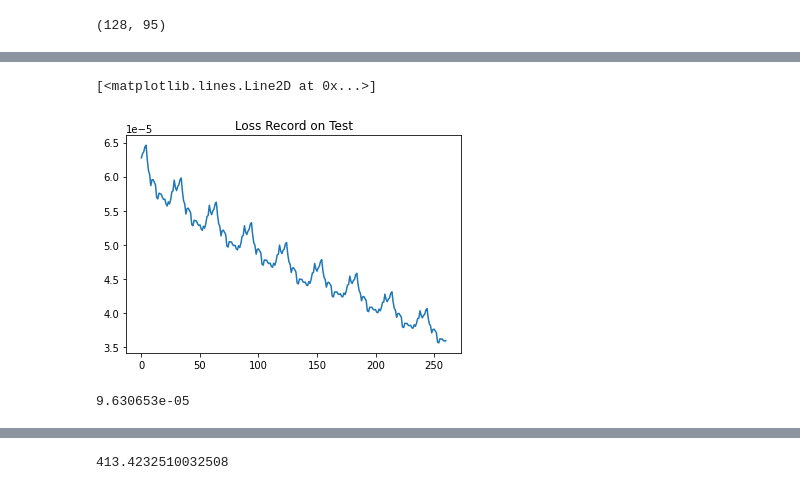
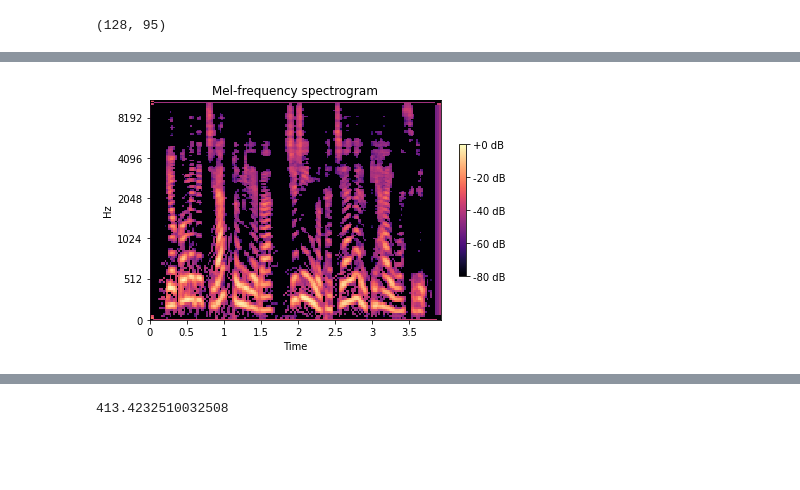
Before and after one commit to wildgeece96/bandai, a Jupyter notebook: app/005_denoising_autoencoder-conv2d.ipynb, the cells around one changed output, grey strips where cells are left out. Cells and saved outputs as stored; diff of their text form; code cells hidden in the pictures; blank space fills up the shorter version.

```diff
--- a/app/005_denoising_autoencoder-conv2d.ipynb
+++ b/app/005_denoising_autoencoder-conv2d.ipynb
@@ -165,10 +140,5 @@ plt.plot(np.convolve(loss_record, np.ones(10)/10.0, mode='valid'), label='train'
-# %%
-plt.title("Loss Record on Test")
-plt.plot(np.convolve(test_loss_record, np.ones(40)/40.0, mode='valid'))
-# %% [output]
-[<matplotlib.lines.Line2D at 0x...>]
-[figure, removed]
-# %%
-outputs.cpu().numpy().T.min()
-# %% [output]
-9.630653e-05
+# %%
+S0 = train_results[1]
+plot.plot_spectrogram(S0, save_path="../fig/conv2d_results_train_data.png")
+# %% [output]
+[figure, added]
```
Also changed, not shown: parts of 13 cells of this notebook, 1 other file.
